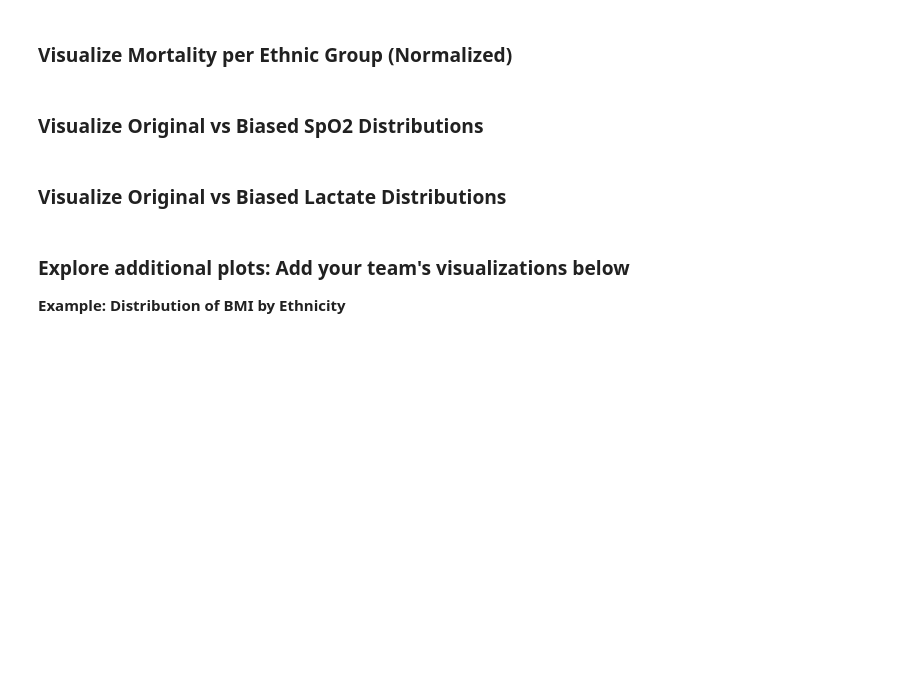
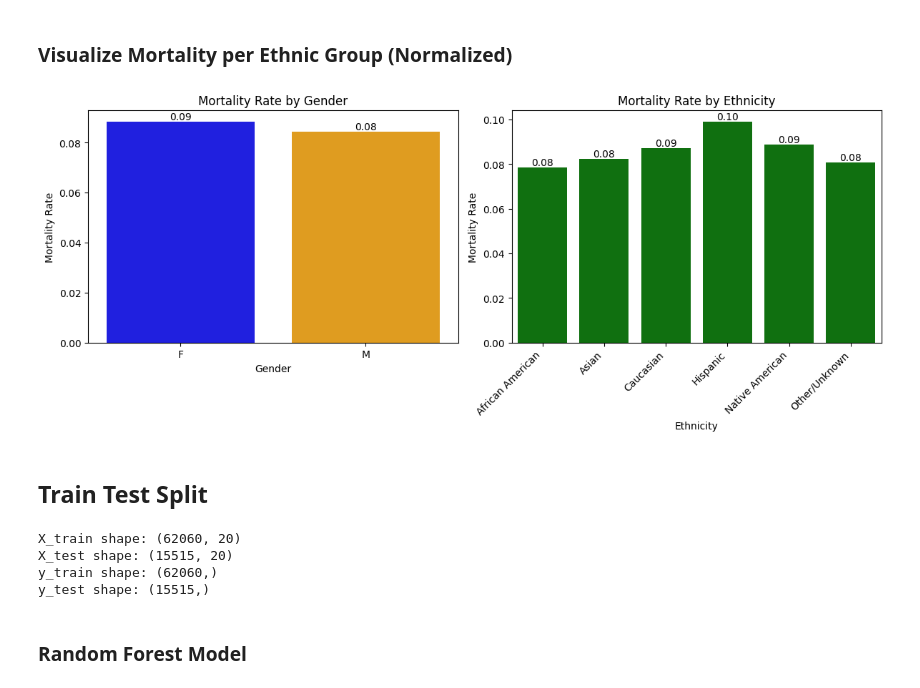
Before and after one commit to Mackenzie-Meni/UF-biasathon-workshop2025, a Jupyter notebook: 4_generate_model_card.ipynb, the cells around one changed output. Saved outputs shown, nothing was run; the diff lists cells and outputs as text; code cells hidden in the pictures; blank space fills up the shorter version.

Commit message:
Update model card

```diff
--- a/4_generate_model_card.ipynb
+++ b/4_generate_model_card.ipynb
@@ -131,9 +249,44 @@ TypeError: '<' not supported between instances of 'str' and 'float'
 # %% [markdown]
 ### Visualize Mortality per Ethnic Group (Normalized)
-# %% [markdown]
-### Visualize Original vs Biased SpO2 Distributions
-# %% [markdown]
-### Visualize Original vs Biased Lactate Distributions
-# %% [markdown]
-### Explore additional plots: Add your team's visualizations below
- **Example: Distribution of BMI by Ethnicity**
+# %%
+# Import necessary libraries
+import seaborn as sns
+import matplotlib.pyplot as plt
+
+# Calculate mortality rates by gender
+gender_mortality = data.groupby('gender')['hospital_death'].mean().reset_index()
+
+# Calculate mortality rates by ethnicity
+ethnicity_mortality = data.groupby('ethnicity')['hospital_death'].mean().reset_index()
+
+# Plot histogram for gender
+plt.figure(figsize=(12, 5))
+plt.subplot(1, 2, 1)
+sns.barplot(x='gender', y='hospital_death', data=gender_mortality, palette=['blue', 'orange'])
+plt.title('Mortality Rate by Gender')
+plt.xlabel('Gender')
+plt.ylabel('Mortality Rate')
+plt.xticks(rotation=0)
+
+# Add values on top of the bars
+for index, value in enumerate(gender_mortality['hospital_death']):
+    plt.text(index, value, f'{value:.2f}', ha='center', va='bottom')
+
+# Plot histogram for ethnicity
+plt.subplot(1, 2, 2)
+sns.barplot(x='ethnicity', y='hospital_death', data=ethnicity_mortality, color='green')
+plt.title('Mortality Rate by Ethnicity')
+plt.xlabel('Ethnicity')
+plt.ylabel('Mortality Rate')
+plt.xticks(rotation=45, ha='right')
+
+# Add values on top of the bars
+for index, value in enumerate(ethnicity_mortality['hospital_death']):
+    plt.text(index, value, f'{value:.2f}', ha='center', va='bottom')
+
+plt.tight_layout()
+plt.show()
+# %% [output]
+[figure, added]
+# %% [markdown]
+## Train Test Split
@@ -139,0 +296,23 @@ TypeError: '<' not supported between instances of 'str' and 'float'
+# %%
+
+from sklearn.model_selection import train_test_split
+
+# Define your features and target variable
+X = data_dropnan.drop('hospital_death', axis=1)  # Features
+y = data_dropnan['hospital_death']               # Target variable
+
+# Perform the train-test split
+X_train, X_test, y_train, y_test = train_test_split(X, y, test_size=0.2, random_state=42)
+
+# Display the shapes of the resulting datasets
+print("X_train shape:", X_train.shape)
+print("X_test shape:", X_test.shape)
+print("y_train shape:", y_train.shape)
+print("y_test shape:", y_test.shape)
+# %% [output]
+X_train shape: (62060, 20)
+X_test shape: (15515, 20)
+y_train shape: (62060,)
+y_test shape: (15515,)
+# %% [markdown]
+### Random Forest Model
```
Also changed, not shown: parts of 11 cells of this notebook.
